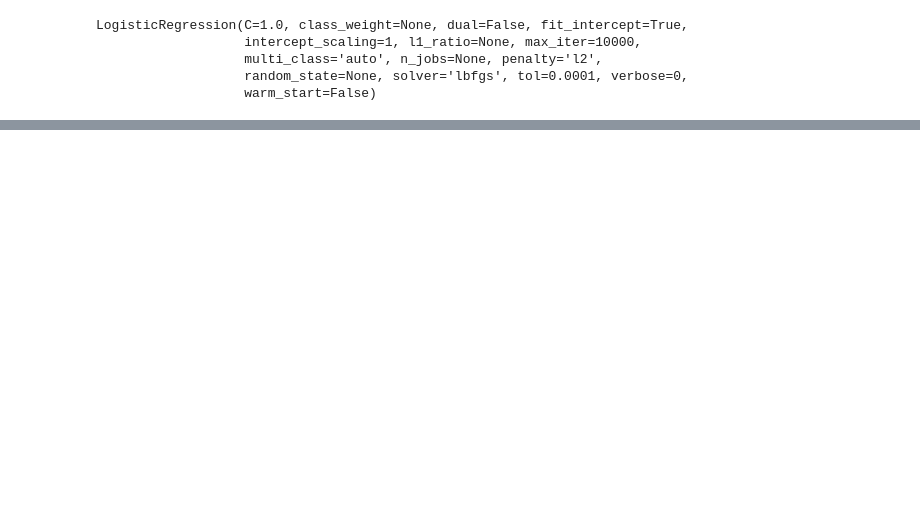
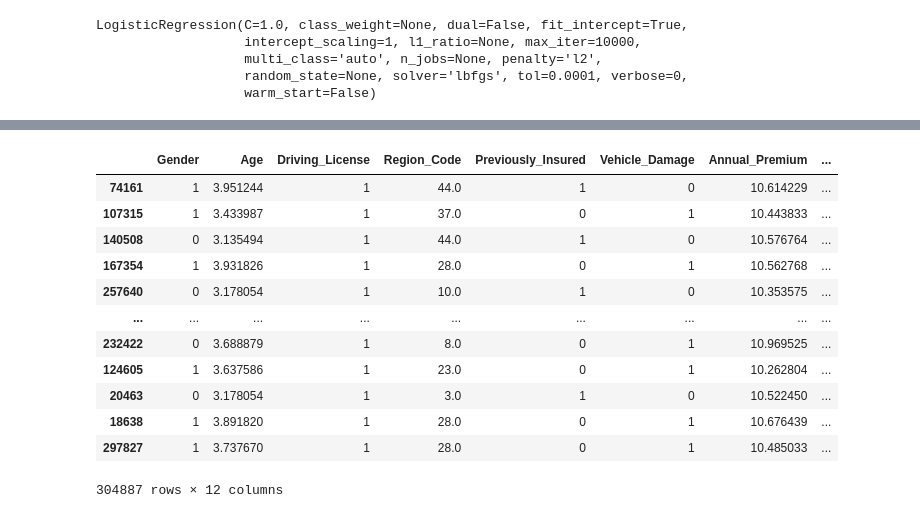
Before and after one commit to sanjogmish/Health-Insurance-Cross-Sell-Prediction, a Jupyter notebook: HEALTH_INSURANCE_CROSS_SELL_PREDICTION_edit1.ipynb, the cells around one changed output, grey strips where cells are left out. Saved outputs shown, nothing was run; the diff lists cells and outputs as text; code cells hidden in the pictures; blank space fills up the shorter version.

```diff
--- a/HEALTH_INSURANCE_CROSS_SELL_PREDICTION_edit1.ipynb
+++ b/HEALTH_INSURANCE_CROSS_SELL_PREDICTION_edit1.ipynb
@@ -411,0 +445,7 @@ weighted avg       0.89      0.18      0.14     76222
+# %%
+features2 = list()
+for i in df_copy2.columns:
+  if i=='Response':
+    pass
+  else:
+    features2.append(i)
@@ -411,0 +483,21 @@ weighted avg       0.89      0.18      0.14     76222
+# %%
+X1 = df_copy2[features2]
+y1 = df_copy2['Response']
+from sklearn.model_selection import train_test_split
+X_train, X_test, y_train, y_test = train_test_split( X1,y1 , test_size = 0.2, random_state = 5)
+# %%
+X_train
+# %% [output]
+|  | Gender | Age | Driving_License | Region_Code | Previously_Insured | Vehicle_Damage | Annual_Premium | ... |
+| 74161 | 1 | 3.951244 | 1 | 44.0 | 1 | 0 | 10.614229 | ... |
+| 107315 | 1 | 3.433987 | 1 | 37.0 | 0 | 1 | 10.443833 | ... |
+| 140508 | 0 | 3.135494 | 1 | 44.0 | 1 | 0 | 10.576764 | ... |
+| 167354 | 1 | 3.931826 | 1 | 28.0 | 0 | 1 | 10.562768 | ... |
+| 257640 | 0 | 3.178054 | 1 | 10.0 | 1 | 0 | 10.353575 | ... |
+| ... | ... | ... | ... | ... | ... | ... | ... | ... |
+| 232422 | 0 | 3.688879 | 1 | 8.0 | 0 | 1 | 10.969525 | ... |
+| 124605 | 1 | 3.637586 | 1 | 23.0 | 0 | 1 | 10.262804 | ... |
+| 20463 | 0 | 3.178054 | 1 | 3.0 | 1 | 0 | 10.522450 | ... |
+| 18638 | 1 | 3.891820 | 1 | 28.0 | 0 | 1 | 10.676439 | ... |
+| 297827 | 1 | 3.737670 | 1 | 28.0 | 0 | 1 | 10.485033 | ... |
+304887 rows × 12 columns
```
Also changed, not shown: parts of 54 cells of this notebook.
